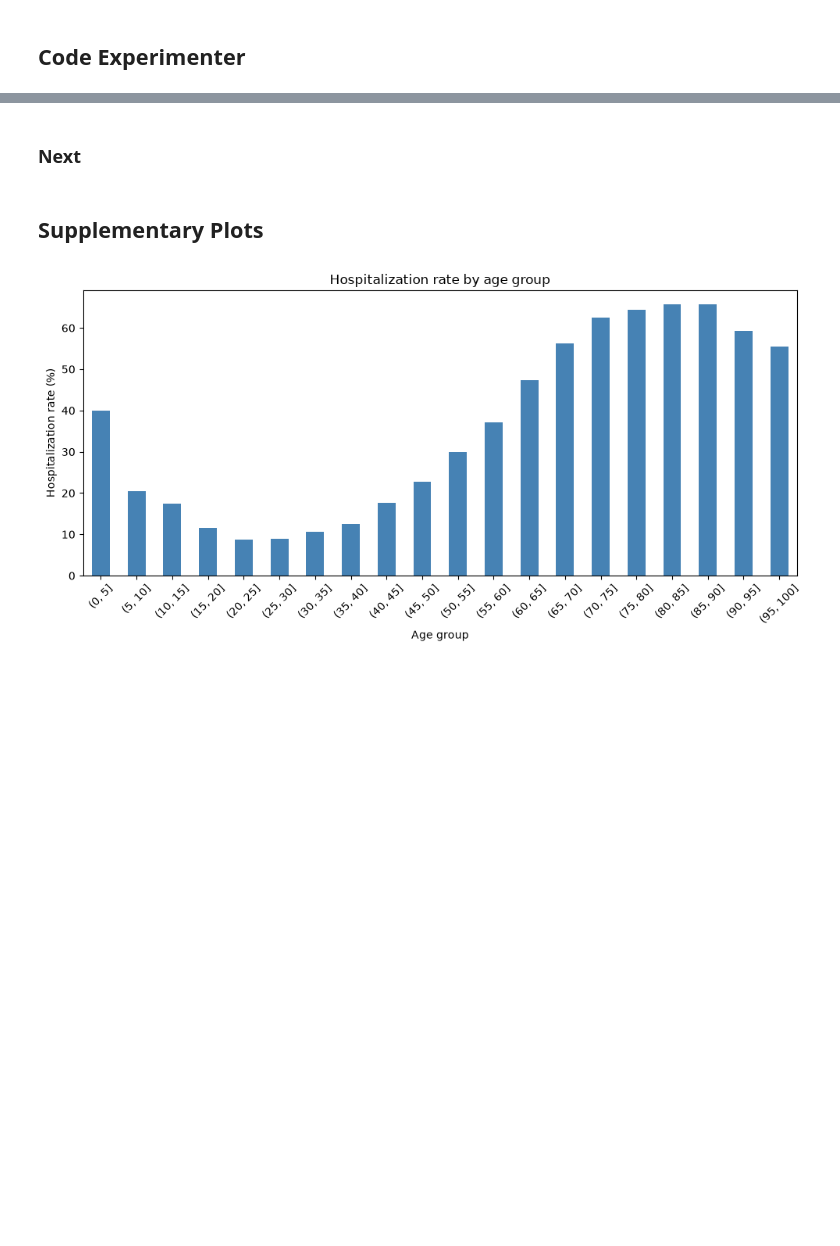
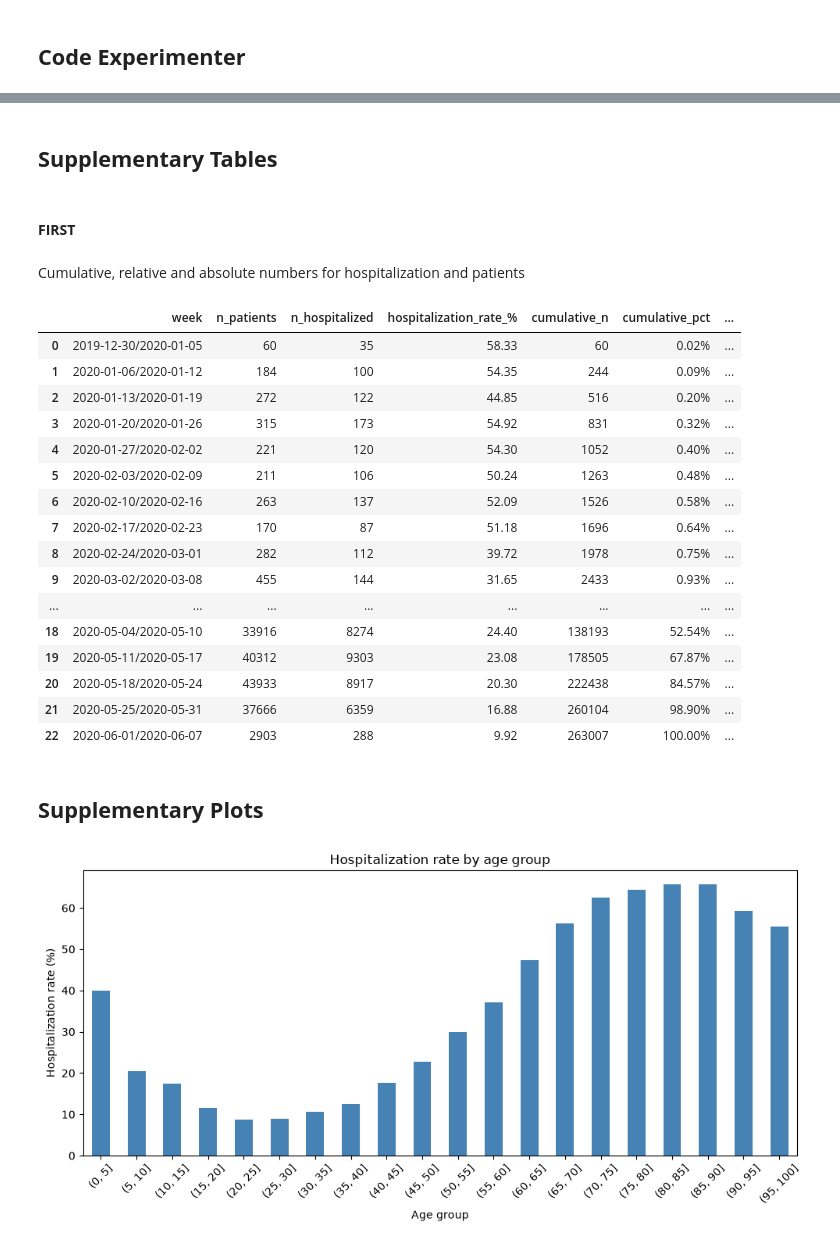
Before and after one commit to mateo-creates/machine-learning-project, a Jupyter notebook: project_notebook.ipynb, the cells around one changed output, grey strips where cells are left out. Saved outputs shown, nothing was run; the diff lists cells and outputs as text; code cells hidden in the pictures; blank space fills up the shorter version.

```diff
--- a/project_notebook.ipynb
+++ b/project_notebook.ipynb
@@ -916,6 +868,0 @@ week
-# %%
-df['FECHA_SINTOMAS_MONTH'] = df['FECHA_SINTOMAS'].dt.to_period('M')
-hosp_rate_over_time = df.groupby('FECHA_SINTOMAS_MONTH')['TIPO_PACIENTE'].apply(
-    lambda x: (x == 2).mean() * 100
-)
-print(hosp_rate_over_time)
@@ -1041,2 +967,0 @@ Willst du mit Punkt 1 (Split-Strategie) final entscheiden und begründen, oder d
-# %% [markdown]
-### **Next**
@@ -1045,3 +968,62 @@ Willst du mit Punkt 1 (Split-Strategie) final entscheiden und begründen, oder d
+# %% [markdown]
+## **Supplementary Tables**
+# %% [markdown]
+#### **FIRST**
+# %% [markdown]
+Cumulative, relative and absolute numbers for hospitalization and patients
+# %%
+import pandas as pd
+
+pd.set_option('display.max_columns', None)
+pd.set_option('display.width', 200)
+
+df['FECHA_INGRESO'] = pd.to_datetime(df['FECHA_INGRESO'])
+df['week'] = df['FECHA_INGRESO'].dt.to_period('W')
+
+df['is_hospitalized'] = (df['TIPO_PACIENTE'] == 2).astype(int)
+
+weekly = df.groupby('week').agg(
+    n_patients=('is_hospitalized', 'size'),
+    n_hospitalized=('is_hospitalized', 'sum')
+)
+
+weekly['hospitalization_rate_%'] = 100 * weekly['n_hospitalized'] / weekly['n_patients']
+
+weekly['cumulative_n'] = weekly['n_patients'].cumsum()
+weekly['cumulative_pct'] = 100 * weekly['cumulative_n'] / len(df)
+
+weekly['cumulative_hospitalized'] = weekly['n_hospitalized'].cumsum()
+weekly['cumulative_hospitalization_rate_%'] = (
+    100 * weekly['cumulative_hospitalized'] / weekly['cumulative_n']
+)
+
+weekly = weekly.reset_index()
+
+# Runden auf 2 Nachkommastellen
+weekly = weekly.round(2)
+
+# cumulative_pct (und optional die anderen Raten) als Prozent-String darstellen
+weekly['cumulative_pct'] = weekly['cumulative_pct'].map(lambda x: f"{x:.2f}%")
+
+weekly
+# %% [output]
+|  | week | n_patients | n_hospitalized | hospitalization_rate_% | cumulative_n | cumulative_pct | ... |
+| 0 | 2019-12-30/2020-01-05 | 60 | 35 | 58.33 | 60 | 0.02% | ... |
+| 1 | 2020-01-06/2020-01-12 | 184 | 100 | 54.35 | 244 | 0.09% | ... |
+| 2 | 2020-01-13/2020-01-19 | 272 | 122 | 44.85 | 516 | 0.20% | ... |
+| 3 | 2020-01-20/2020-01-26 | 315 | 173 | 54.92 | 831 | 0.32% | ... |
+| 4 | 2020-01-27/2020-02-02 | 221 | 120 | 54.30 | 1052 | 0.40% | ... |
+| 5 | 2020-02-03/2020-02-09 | 211 | 106 | 50.24 | 1263 | 0.48% | ... |
+| 6 | 2020-02-10/2020-02-16 | 263 | 137 | 52.09 | 1526 | 0.58% | ... |
+| 7 | 2020-02-17/2020-02-23 | 170 | 87 | 51.18 | 1696 | 0.64% | ... |
+| 8 | 2020-02-24/2020-03-01 | 282 | 112 | 39.72 | 1978 | 0.75% | ... |
+| 9 | 2020-03-02/2020-03-08 | 455 | 144 | 31.65 | 2433 | 0.93% | ... |
+| ... | ... | ... | ... | ... | ... | ... | ... |
+| 18 | 2020-05-04/2020-05-10 | 33916 | 8274 | 24.40 | 138193 | 52.54% | ... |
+| 19 | 2020-05-11/2020-05-17 | 40312 | 9303 | 23.08 | 178505 | 67.87% | ... |
+| 20 | 2020-05-18/2020-05-24 | 43933 | 8917 | 20.30 | 222438 | 84.57% | ... |
+| 21 | 2020-05-25/2020-05-31 | 37666 | 6359 | 16.88 | 260104 | 98.90% | ... |
+| 22 | 2020-06-01/2020-06-07 | 2903 | 288 | 9.92 | 263007 | 100.00% | ... |
 # %% [markdown]
 ## **Supplementary Plots**
 # %%
```
Also changed, not shown: parts of 20 cells of this notebook.
